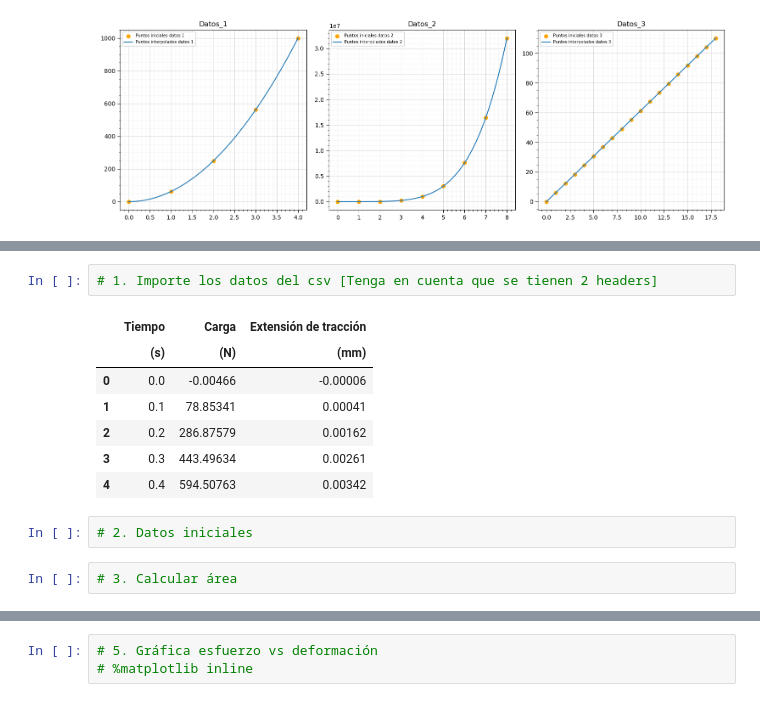
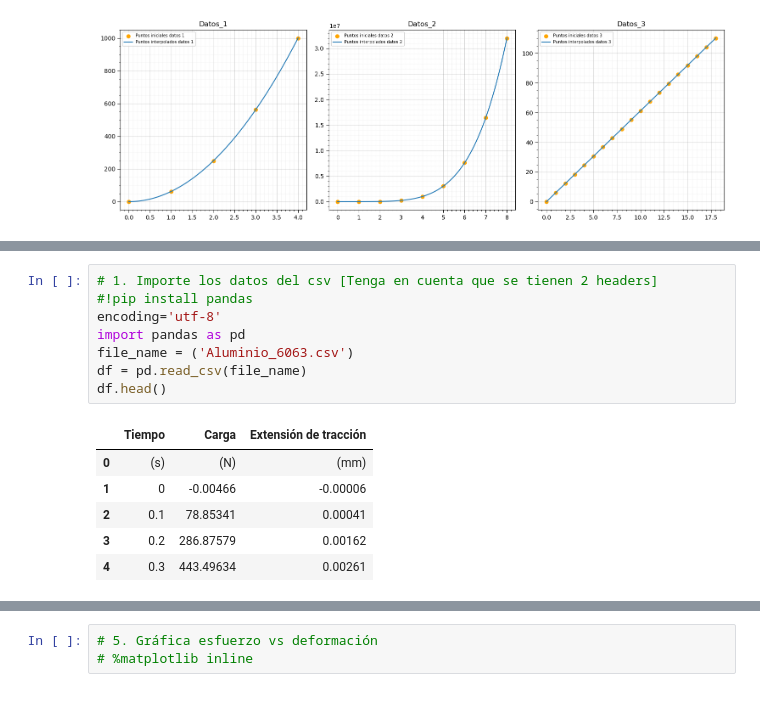
Before and after one commit to Cricea/imec-2001-CristianEspejoA, a Jupyter notebook: Taller_1.ipynb, the cells around one changed output, grey strips where cells are left out. Drawn from its saved outputs; the diff is of its cells as text.

```diff
--- a/Taller_1.ipynb
+++ b/Taller_1.ipynb
@@ -196,15 +201,16 @@ Como puede observar, se tienen comportamientos distintos en cada una de las secc
 </div>
 # %%
 # 1. Importe los datos del csv [Tenga en cuenta que se tienen 2 headers]
+#!pip install pandas
+encoding='utf-8'
+import pandas as pd
+file_name = ('Aluminio_6063.csv')
+df = pd.read_csv(file_name)
+df.head()
 # %% [output]
 |  | Tiempo | Carga | Extensión de tracción |
-|  | (s) | (N) | (mm) |
-| 0 | 0.0 | -0.00466 | -0.00006 |
-| 1 | 0.1 | 78.85341 | 0.00041 |
-| 2 | 0.2 | 286.87579 | 0.00162 |
-| 3 | 0.3 | 443.49634 | 0.00261 |
-| 4 | 0.4 | 594.50763 | 0.00342 |
+| 0 | (s) | (N) | (mm) |
+| 1 | 0 | -0.00466 | -0.00006 |
+| 2 | 0.1 | 78.85341 | 0.00041 |
+| 3 | 0.2 | 286.87579 | 0.00162 |
+| 4 | 0.3 | 443.49634 | 0.00261 |
-# %%
-# 2. Datos iniciales
-# %%
-# 3. Calcular área
```
Also changed, not shown: parts of 19 cells of this notebook.
